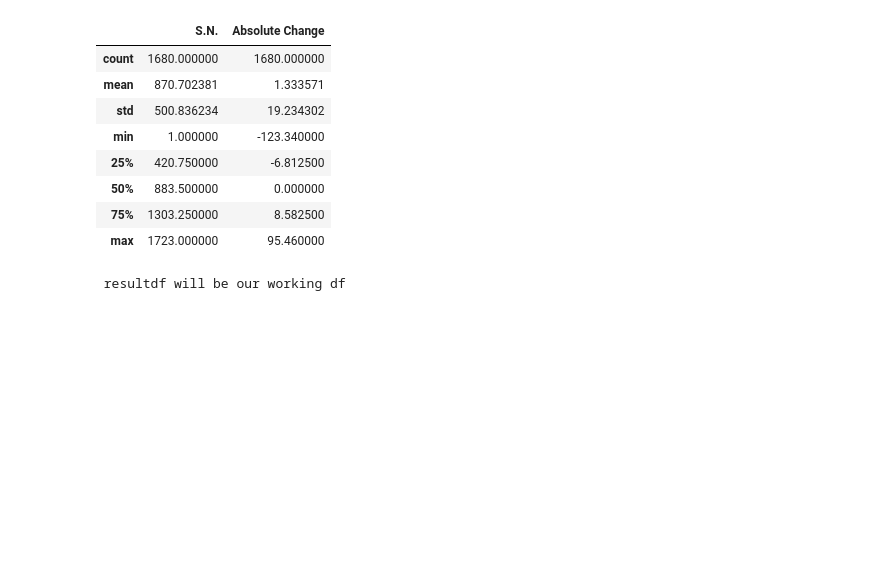
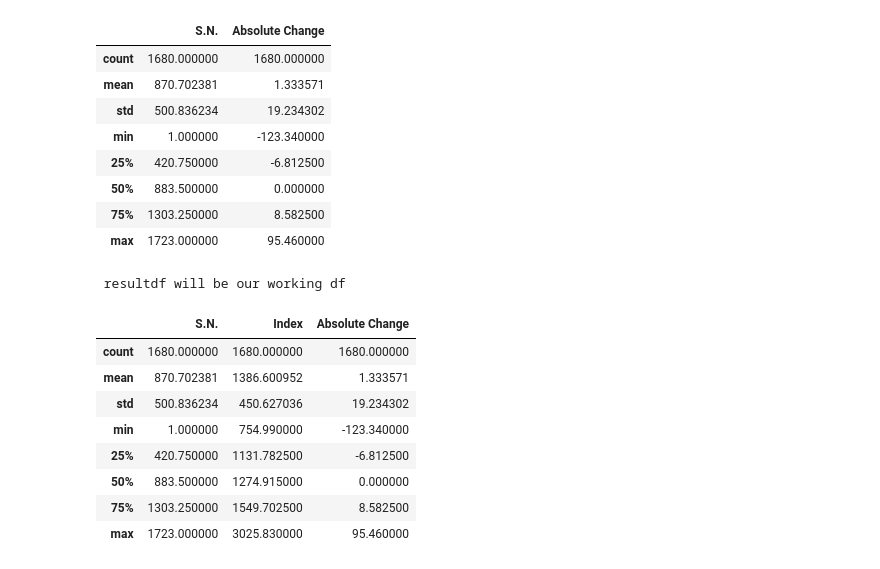
Before and after one commit to Abhinav0057/Data-Analysis, a Jupyter notebook: dataMiningProject.ipynb, the cells around one changed output. Drawn from its saved outputs; the diff is of its cells as text; code cells hidden in the pictures; blank space fills up the shorter version.

```diff
--- a/dataMiningProject.ipynb
+++ b/dataMiningProject.ipynb
@@ -155,7 +154,22 @@ resultdf.describe()
 | 50% | 883.500000 | 0.000000 |
 | 75% | 1303.250000 | 8.582500 |
 | max | 1723.000000 | 95.460000 |
-# %%
-print(' resultdf will be our working df ')
-# %% [output]
- resultdf will be our working df
+# %%
+resultdf['Index'] = (resultdf['Index'].str.split()).apply(lambda x: float(x[0].replace(',', '')))
+print(' resultdf will be our working df ')
+# %% [output]
+ resultdf will be our working df
+# %%
+
+resultdf['Index']=resultdf['Index'].astype(float)
+resultdf.describe()
+# %% [output]
+|  | S.N. | Index | Absolute Change |
+| count | 1680.000000 | 1680.000000 | 1680.000000 |
+| mean | 870.702381 | 1386.600952 | 1.333571 |
+| std | 500.836234 | 450.627036 | 19.234302 |
+| min | 1.000000 | 754.990000 | -123.340000 |
+| 25% | 420.750000 | 1131.782500 | -6.812500 |
+| 50% | 883.500000 | 1274.915000 | 0.000000 |
+| 75% | 1303.250000 | 1549.702500 | 8.582500 |
+| max | 1723.000000 | 3025.830000 | 95.460000 |
```
Also changed, not shown: parts of 12 cells of this notebook.
